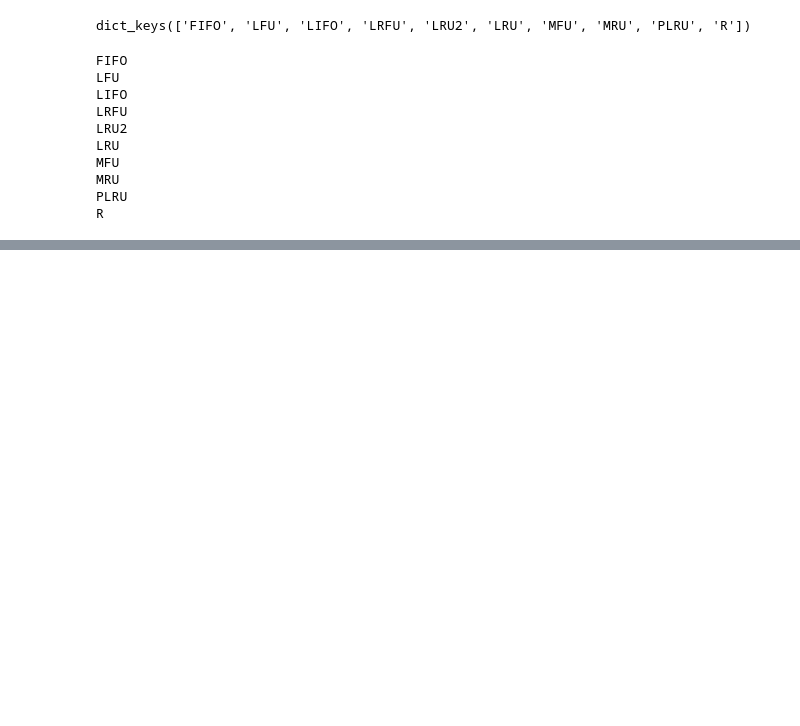
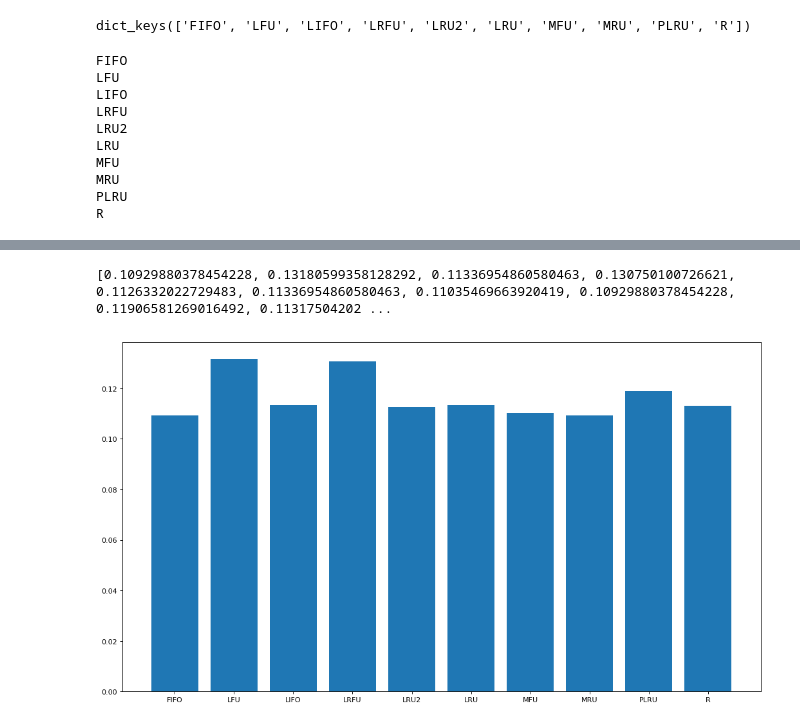
Before and after one commit to rmmartin02/CS674, a Jupyter notebook: Results/Analysis.ipynb, the cells around one changed output, grey strips where cells are left out. Drawn from its saved outputs; the diff is of its cells as text; code cells hidden in the pictures; blank space fills up the shorter version.

```diff
--- a/Results/Analysis.ipynb
+++ b/Results/Analysis.ipynb
@@ -90,0 +105,11 @@ IndexError: list index out of range
+# %%
+tr = traces.index('458.sjeng')
+plt.figure(num=None, figsize=(16, 9), dpi=80, facecolor='w', edgecolor='k')
+plt.bar(range(len(hitRates)),[hitRates[alg][tr] for alg in hitRates])
+plt.xticks(range(len(hitRates)), [alg for alg in hitRates])
+print([hitRates[alg][tr] for alg in hitRates])
+#plt.ylim(.7,.8)
+plt.show()
+# %% [output]
+[0.10929880378454228, 0.13180599358128292, 0.11336954860580463, 0.130750100726621, 0.1126332022729483, 0.11336954860580463, 0.11035469663920419, 0.10929880378454228, 0.11906581269016492, 0.11317504202 ...
+[figure, added]
```
Also changed, not shown: parts of 5 cells of this notebook, 2 other files.
